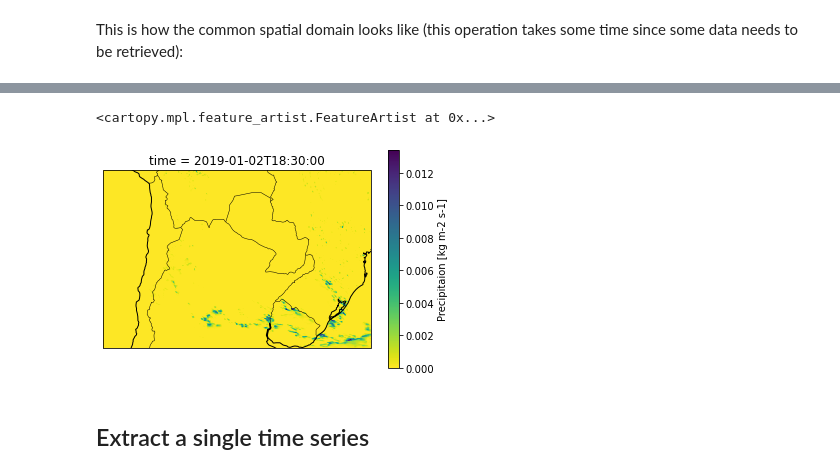
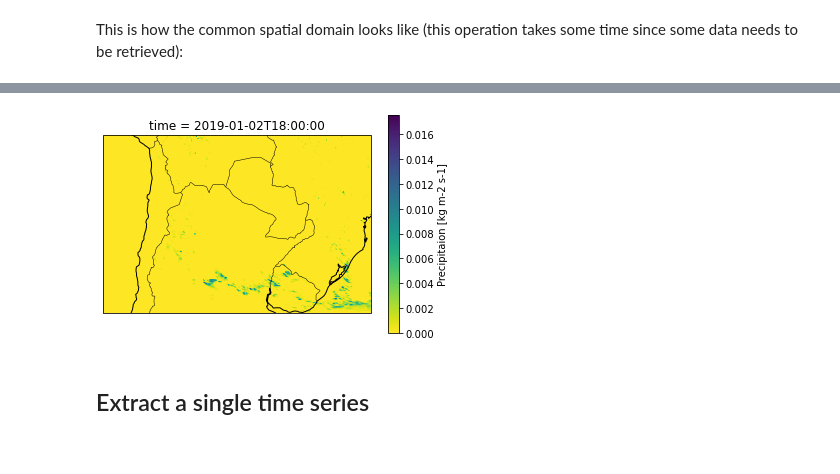
Before and after one commit to jesusff/fps-sesa-analyses, a Jupyter notebook: daily_cycle.ipynb, the cells around one changed output, grey strips where cells are left out. Cells and saved outputs as stored; diff of their text form; code cells hidden in the pictures.

```diff
--- a/daily_cycle.ipynb
+++ b/daily_cycle.ipynb
@@ -100,12 +67,12 @@ import cartopy.crs as ccrs
 import cartopy.feature as cfea
 from matplotlib import cm
 
-p = ds.pr.sel({'time': '2019-01-02 18:30'}).plot(
+p = ds.pr.sel({'time': '2019-01-02 18:00'}).plot(
     transform = ccrs.PlateCarree(),
     #subplot_kws = dict(projection=ccrs.Orthographic(-60, -20)),
     subplot_kws = dict(projection=ccrs.PlateCarree()),
     cmap = cm.viridis_r
 )
-p.axes.add_feature(cfea.COASTLINE, linewidth=1)
-p.axes.add_feature(cfea.BORDERS, linewidth=0.5)
+fa = p.axes.add_feature(cfea.COASTLINE, linewidth=1)
+fa = p.axes.add_feature(cfea.BORDERS, linewidth=0.5)
 # %% [output]
@@ -114,5 +81,4 @@ Wall time: 1min 26s
-<cartopy.mpl.feature_artist.FeatureArtist at 0x...>
-[figure, old version]
+[figure, new version]
 # %% [markdown]
 ## Extract a single time series
 # %% [markdown]
```
Also changed, not shown: parts of 11 cells of this notebook.
